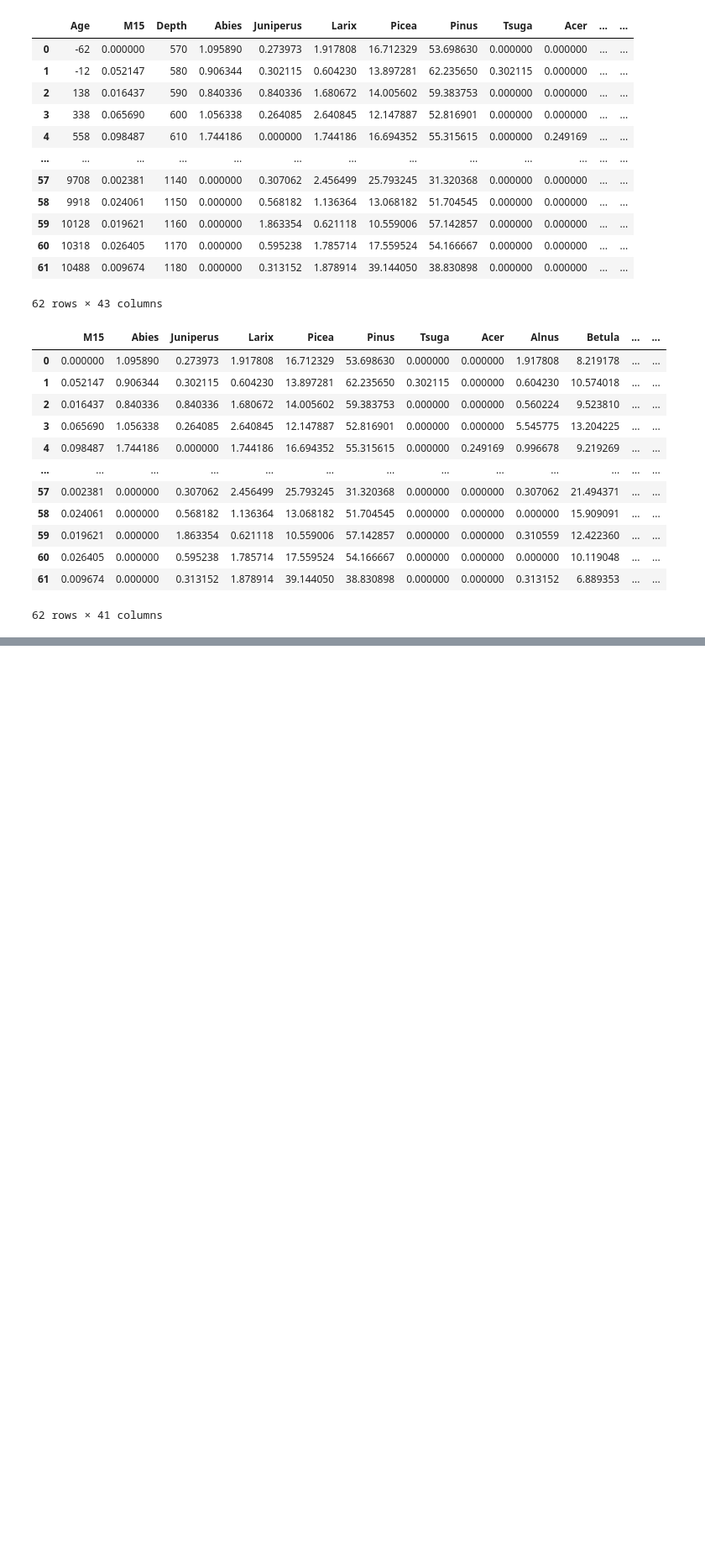
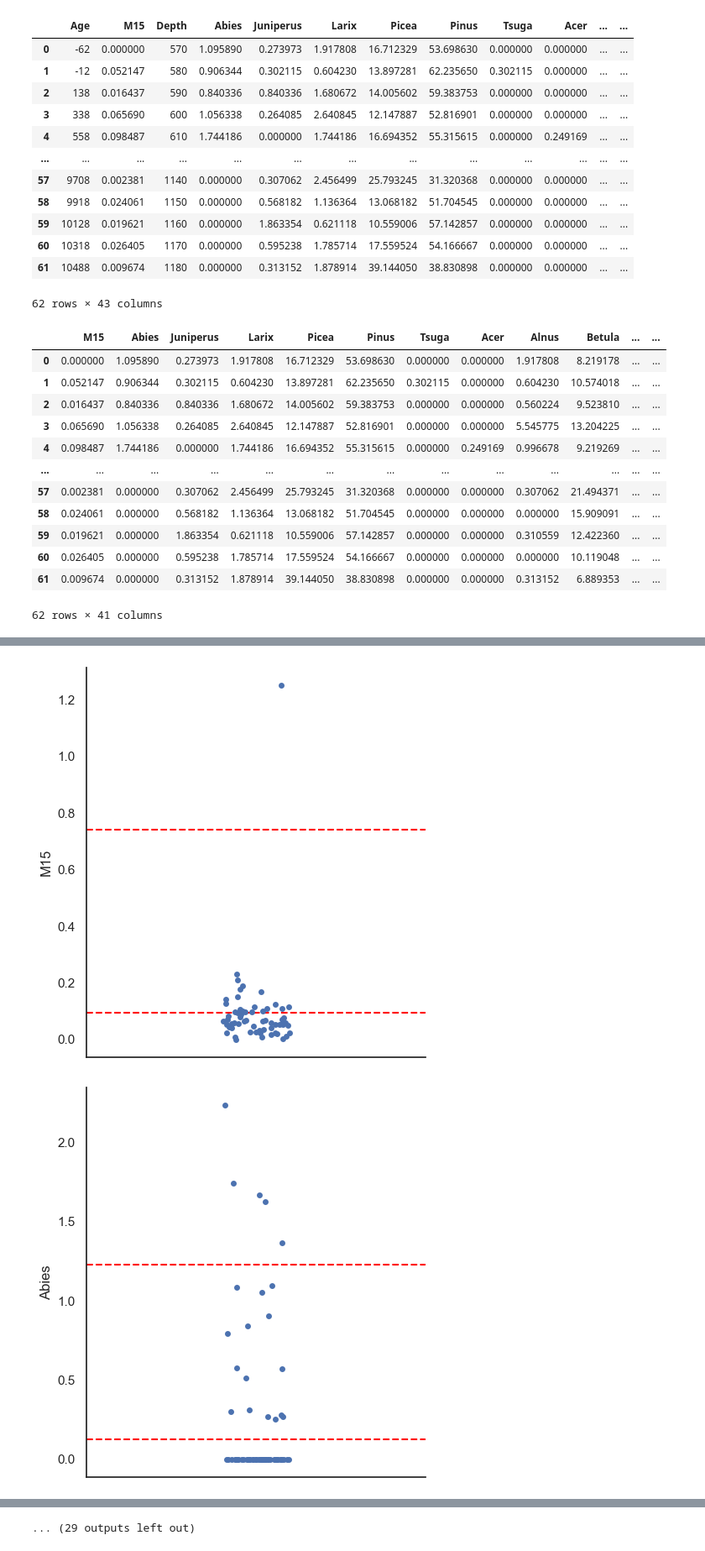
Before and after one commit to Tony-sama/boreal-forest, a Jupyter notebook: 1_data_processing.ipynb, the cells around one changed output, grey strips where cells are left out. Shown at 84% size. Drawn from its saved outputs; the diff is of its cells as text; code cells hidden in the pictures; blank space fills up the shorter version.

Commit message:
add discretization and lfit

```diff
--- a/1_data_processing.ipynb
+++ b/1_data_processing.ipynb
@@ -162,0 +216,6 @@ df.to_csv(PROCESSED_DATA_PATH)
+# %%
+DISCRETE_ENCODING_PATH = "tmp/discrete_encoding.csv"
+DISCRETE_DATA_PATH = "tmp/data_discrete.csv"
+MAX_VALUES = 3
+RANDOM_SEED = 0
+PRECISION = 3
@@ -162,0 +334,10 @@ df.to_csv(PROCESSED_DATA_PATH)
+# %%
+import seaborn as sns
+
+for col in discretization:
+    g = sns.catplot(df, y=col)
+    for lvl in discretization[col]:
+        g.refline(y=lvl, color='red', linestyle='--', label='Threshold')
+# %% [output]
+[figure, added]
+[figure, added]
@@ -162,0 +354 @@ df.to_csv(PROCESSED_DATA_PATH)
+... (29 outputs left out)
```
Also changed, not shown: parts of 13 cells of this notebook, 2 other files.
